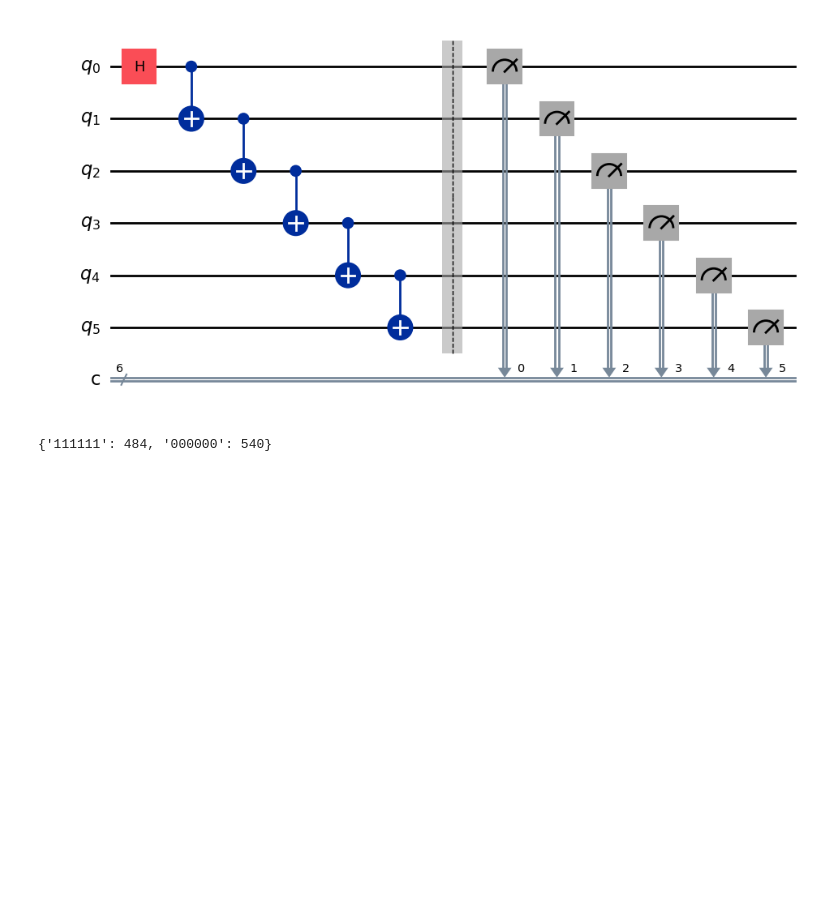
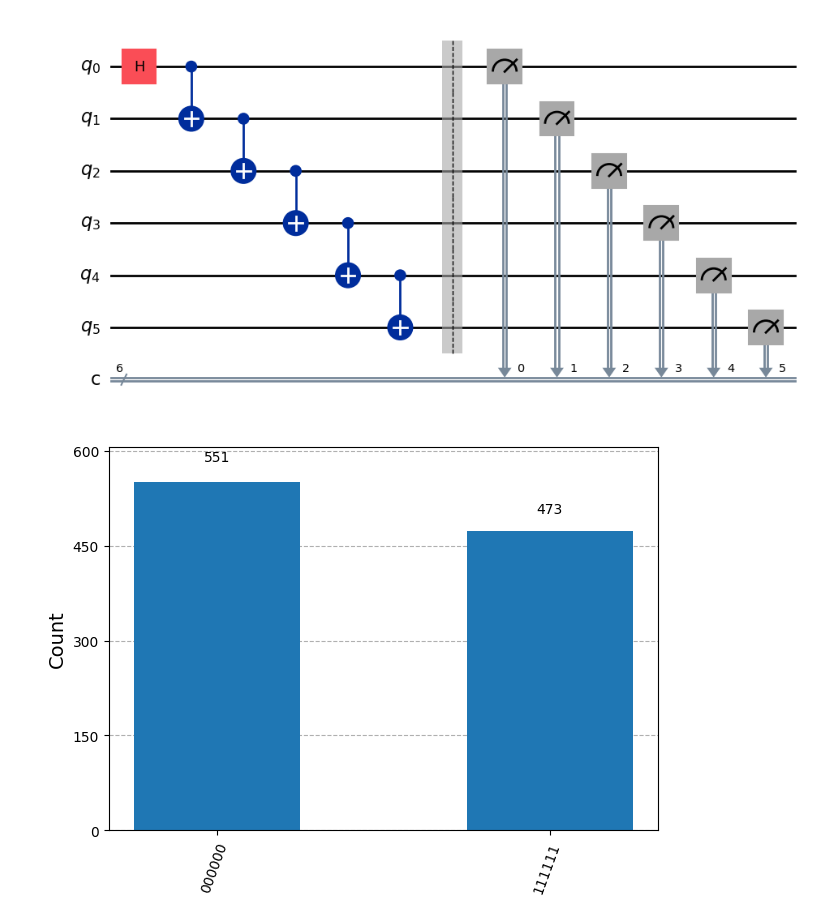
Before and after one commit to BoredDam/quantum-algorithms, a Jupyter notebook: basic-algorithms/entangling.ipynb, the cells around one changed output. Cells and saved outputs as stored; diff of their text form; code cells hidden in the pictures; blank space fills up the shorter version.

Commit message:
added histogram to the generic ghz code

```diff
--- a/basic-algorithms/entangling.ipynb
+++ b/basic-algorithms/entangling.ipynb
@@ -65,6 +65,7 @@ qc.draw('mpl')
 # %% [output]
 [figure]
 # %%
-fq.run(qc)
+counts = fq.run(qc)
+plot_histogram(counts)
 # %% [output]
-{'111111': 484, '000000': 540}
+[figure, added]
```
